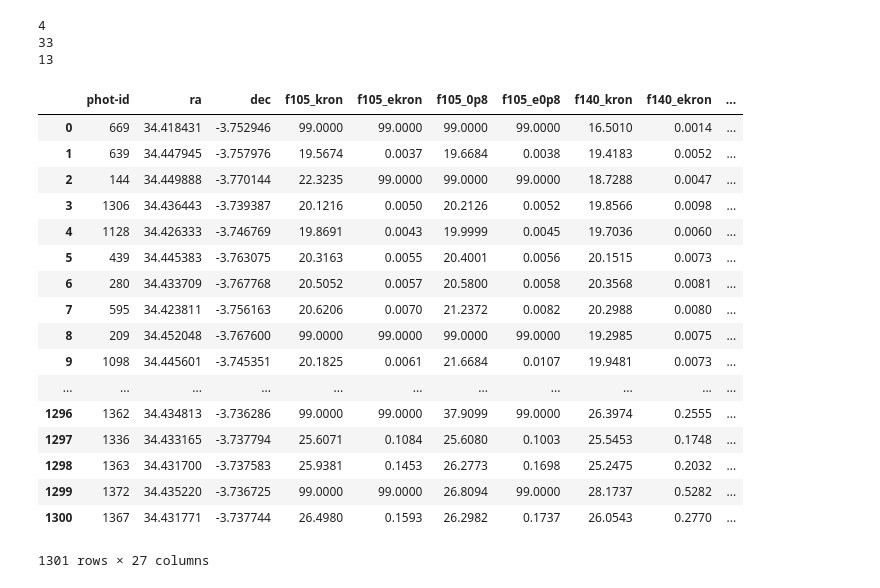
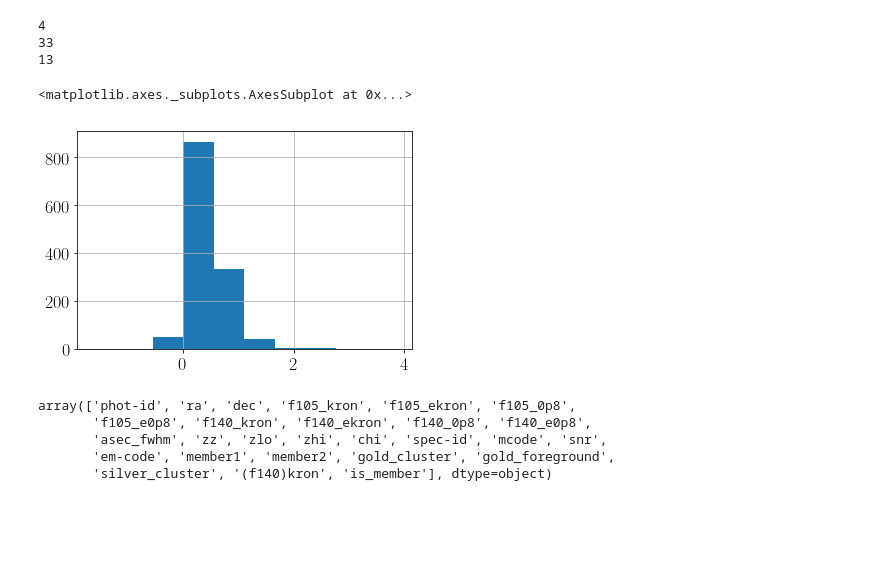
Before and after one commit to enoordeh/GalaxyPops, a Jupyter notebook: Analysis/HST/HLR.ipynb, the cells around one changed output. Saved outputs shown, nothing was run; the diff lists cells and outputs as text; code cells hidden in the pictures; blank space fills up the shorter version.

```diff
--- a/Analysis/HST/HLR.ipynb
+++ b/Analysis/HST/HLR.ipynb
@@ -76,23 +76,17 @@ df['is_member'] = df.apply(lambda x: True if x.gold_cluster or x.silver_cluster
 33
 13
 # %%
-pd.read_csv('/data/emiln/XLSSC122_GalPops/Data/Products/HST/catalogs/spec_phot_v4_processed.cat')
+df = pd.read_csv('/data/emiln/XLSSC122_GalPops/Data/Products/HST/catalogs/spec_phot_v4_processed.cat')
-# %% [output]
-|  | phot-id | ra | dec | f105_kron | f105_ekron | f105_0p8 | f105_e0p8 | f140_kron | f140_ekron | ... |
-| 0 | 669 | 34.418431 | -3.752946 | 99.0000 | 99.0000 | 99.0000 | 99.0000 | 16.5010 | 0.0014 | ... |
-| 1 | 639 | 34.447945 | -3.757976 | 19.5674 | 0.0037 | 19.6684 | 0.0038 | 19.4183 | 0.0052 | ... |
-| 2 | 144 | 34.449888 | -3.770144 | 22.3235 | 99.0000 | 99.0000 | 99.0000 | 18.7288 | 0.0047 | ... |
-| 3 | 1306 | 34.436443 | -3.739387 | 20.1216 | 0.0050 | 20.2126 | 0.0052 | 19.8566 | 0.0098 | ... |
-| 4 | 1128 | 34.426333 | -3.746769 | 19.8691 | 0.0043 | 19.9999 | 0.0045 | 19.7036 | 0.0060 | ... |
-| 5 | 439 | 34.445383 | -3.763075 | 20.3163 | 0.0055 | 20.4001 | 0.0056 | 20.1515 | 0.0073 | ... |
-| 6 | 280 | 34.433709 | -3.767768 | 20.5052 | 0.0057 | 20.5800 | 0.0058 | 20.3568 | 0.0081 | ... |
-| 7 | 595 | 34.423811 | -3.756163 | 20.6206 | 0.0070 | 21.2372 | 0.0082 | 20.2988 | 0.0080 | ... |
-| 8 | 209 | 34.452048 | -3.767600 | 99.0000 | 99.0000 | 99.0000 | 99.0000 | 19.2985 | 0.0075 | ... |
-| 9 | 1098 | 34.445601 | -3.745351 | 20.1825 | 0.0061 | 21.6684 | 0.0107 | 19.9481 | 0.0073 | ... |
-| ... | ... | ... | ... | ... | ... | ... | ... | ... | ... | ... |
-| 1296 | 1362 | 34.434813 | -3.736286 | 99.0000 | 99.0000 | 37.9099 | 99.0000 | 26.3974 | 0.2555 | ... |
-| 1297 | 1336 | 34.433165 | -3.737794 | 25.6071 | 0.1084 | 25.6080 | 0.1003 | 25.5453 | 0.1748 | ... |
-| 1298 | 1363 | 34.431700 | -3.737583 | 25.9381 | 0.1453 | 26.2773 | 0.1698 | 25.2475 | 0.2032 | ... |
-| 1299 | 1372 | 34.435220 | -3.736725 | 99.0000 | 99.0000 | 26.8094 | 99.0000 | 28.1737 | 0.5282 | ... |
-| 1300 | 1367 | 34.431771 | -3.737744 | 26.4980 | 0.1593 | 26.2982 | 0.1737 | 26.0543 | 0.2770 | ... |
-1301 rows × 27 columns
+# %%
+df['asec_fwhm'].hist()
+# %% [output]
+<matplotlib.axes._subplots.AxesSubplot at 0x...>
+[figure, added]
+# %%
+df.columns.values
+# %% [output]
+array(['phot-id', 'ra', 'dec', 'f105_kron', 'f105_ekron', 'f105_0p8',
+       'f105_e0p8', 'f140_kron', 'f140_ekron', 'f140_0p8', 'f140_e0p8',
+       'asec_fwhm', 'zz', 'zlo', 'zhi', 'chi', 'spec-id', 'mcode', 'snr',
+       'em-code', 'member1', 'member2', 'gold_cluster', 'gold_foreground',
+       'silver_cluster', '(f140)kron', 'is_member'], dtype=object)
```
Also changed, not shown: parts of 7 cells of this notebook.
